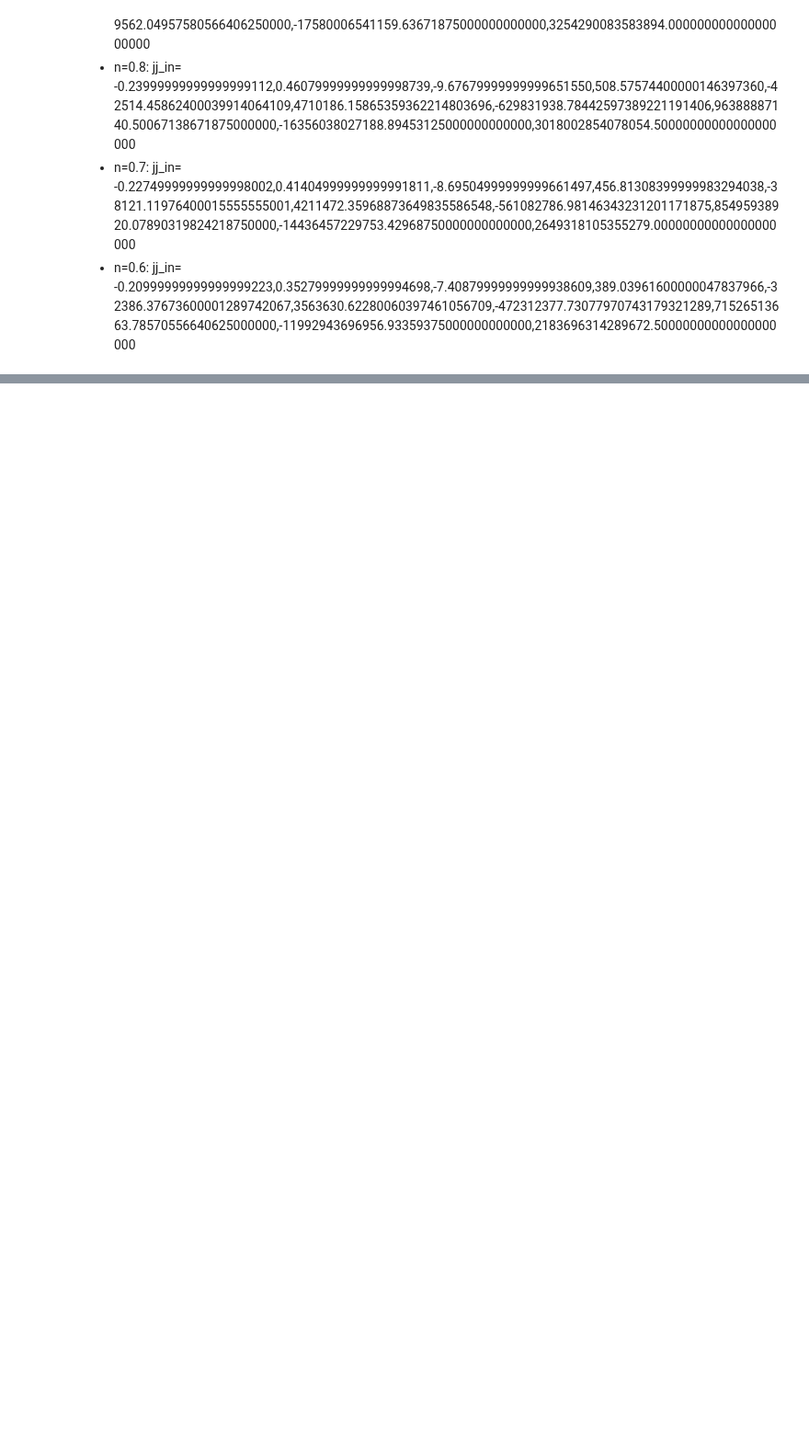
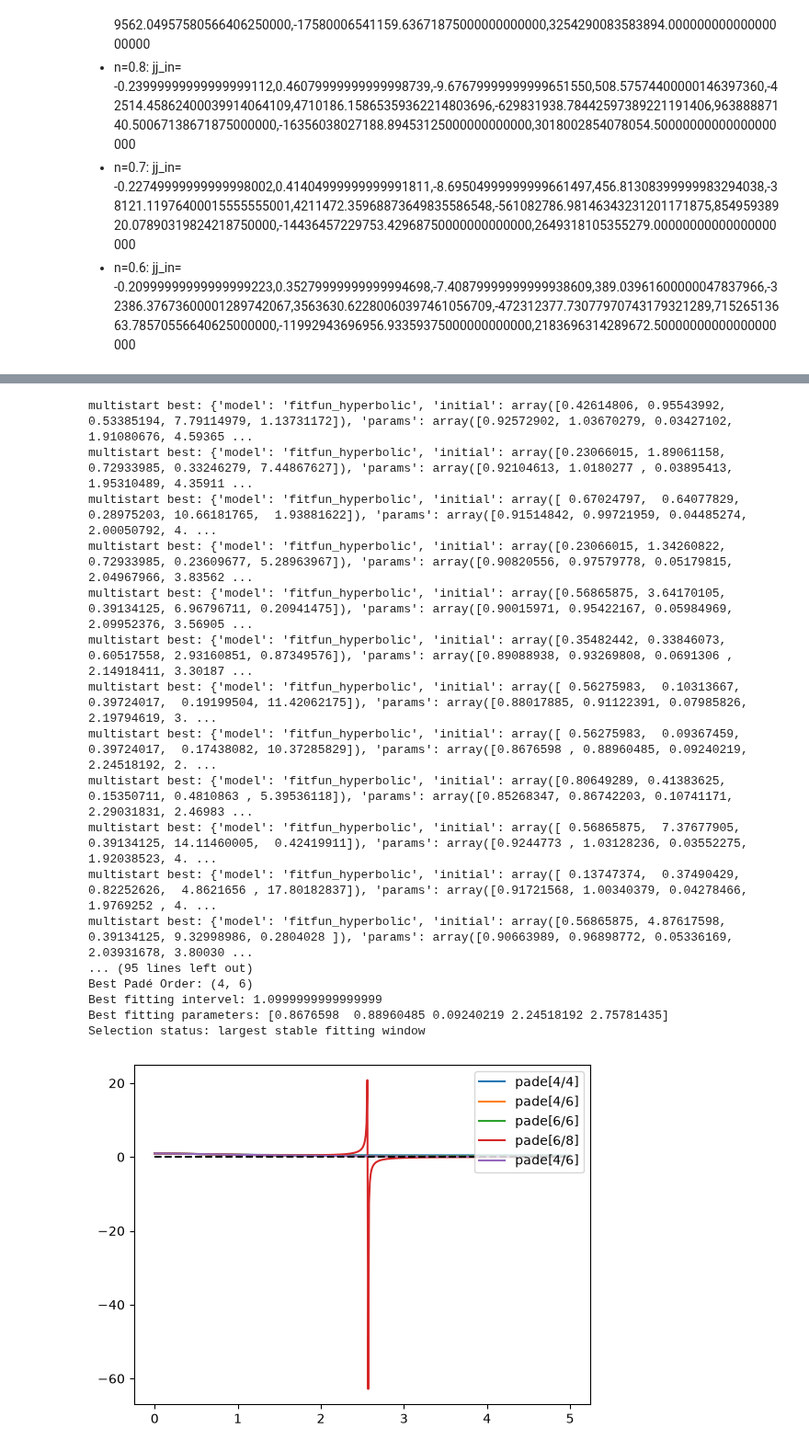
Before and after one commit to XineohpM/dqmc-dev, a Jupyter notebook: scripts/High_T_expansion.ipynb, the cells around one changed output, grey strips where cells are left out. Shown at 92% size. Cells and saved outputs as stored; diff of their text form; code cells hidden in the pictures; blank space fills up the shorter version.

```diff
--- a/scripts/High_T_expansion.ipynb
+++ b/scripts/High_T_expansion.ipynb
@@ -630,8 +730,41 @@ print(res)
 # %%
 # n=0.8
 jj_in = np.array([-0.23999999999999999112,0.46079999999999998739,-9.67679999999999651550,508.57574400000146397360,-42514.45862400039914064109,4710186.15865359362214803696,-629831938.78442597389221191406,96388887140.50067138671875000000,-16356038027188.89453125000000000000,3018002854078054.50000000000000000000], dtype=float)
 
 p001 = np.array([0.5,2,0.5,3,6])
 
-res = summary(jj_in*4, (8,10), 1.1, p001)
-print(res)
+optimization = optimize_pade_fit(
+    jj_in*4,
+    p00=p001
+)
+
+print("Best Padé Order:", optimization["best_order"])
+print("Best fitting intervel:", optimization["best_bound"])
+print("Best fitting parameters:", optimization["best_params"])
+print("Selection status:", optimization["selection_status"])
+
+res = summary(
+    jj_in*4,
+    optimization["best_order"],
+    optimization["best_bound"],
+    optimization["best_params"]
+)
+# %% [output]
+multistart best: {'model': 'fitfun_hyperbolic', 'initial': array([0.42614806, 0.95543992, 0.53385194, 7.79114979, 1.13731172]), 'params': array([0.92572902, 1.03670279, 0.03427102, 1.91080676, 4.59365 ...
+multistart best: {'model': 'fitfun_hyperbolic', 'initial': array([0.23066015, 1.89061158, 0.72933985, 0.33246279, 7.44867627]), 'params': array([0.92104613, 1.0180277 , 0.03895413, 1.95310489, 4.35911 ...
+multistart best: {'model': 'fitfun_hyperbolic', 'initial': array([ 0.67024797,  0.64077829,  0.28975203, 10.66181765,  1.93881622]), 'params': array([0.91514842, 0.99721959, 0.04485274, 2.00050792, 4. ...
+multistart best: {'model': 'fitfun_hyperbolic', 'initial': array([0.23066015, 1.34260822, 0.72933985, 0.23609677, 5.28963967]), 'params': array([0.90820556, 0.97579778, 0.05179815, 2.04967966, 3.83562 ...
+multistart best: {'model': 'fitfun_hyperbolic', 'initial': array([0.56865875, 3.64170105, 0.39134125, 6.96796711, 0.20941475]), 'params': array([0.90015971, 0.95422167, 0.05984969, 2.09952376, 3.56905 ...
+multistart best: {'model': 'fitfun_hyperbolic', 'initial': array([0.35482442, 0.33846073, 0.60517558, 2.93160851, 0.87349576]), 'params': array([0.89088938, 0.93269808, 0.0691306 , 2.14918411, 3.30187 ...
+multistart best: {'model': 'fitfun_hyperbolic', 'initial': array([ 0.56275983,  0.10313667,  0.39724017,  0.19199504, 11.42062175]), 'params': array([0.88017885, 0.91122391, 0.07985826, 2.19794619, 3. ...
+multistart best: {'model': 'fitfun_hyperbolic', 'initial': array([ 0.56275983,  0.09367459,  0.39724017,  0.17438082, 10.37285829]), 'params': array([0.8676598 , 0.88960485, 0.09240219, 2.24518192, 2. ...
+multistart best: {'model': 'fitfun_hyperbolic', 'initial': array([0.80649289, 0.41383625, 0.15350711, 0.4810863 , 5.39536118]), 'params': array([0.85268347, 0.86742203, 0.10741171, 2.29031831, 2.46983 ...
+multistart best: {'model': 'fitfun_hyperbolic', 'initial': array([ 0.56865875,  7.37677905,  0.39134125, 14.11460005,  0.42419911]), 'params': array([0.9244773 , 1.03128236, 0.03552275, 1.92038523, 4. ...
+multistart best: {'model': 'fitfun_hyperbolic', 'initial': array([ 0.13747374,  0.37490429,  0.82252626,  4.8621656 , 17.80182837]), 'params': array([0.91721568, 1.00340379, 0.04278466, 1.9769252 , 4. ...
+multistart best: {'model': 'fitfun_hyperbolic', 'initial': array([0.56865875, 4.87617598, 0.39134125, 9.32998986, 0.2804028 ]), 'params': array([0.90663989, 0.96898772, 0.05336169, 2.03931678, 3.80030 ...
+... (95 lines left out)
+Best Padé Order: (4, 6)
+Best fitting intervel: 1.0999999999999999
+Best fitting parameters: [0.8676598  0.88960485 0.09240219 2.24518192 2.75781435]
+Selection status: largest stable fitting window
+[figure, added]
```
Also changed, not shown: parts of 10 cells of this notebook, 1 other file.
